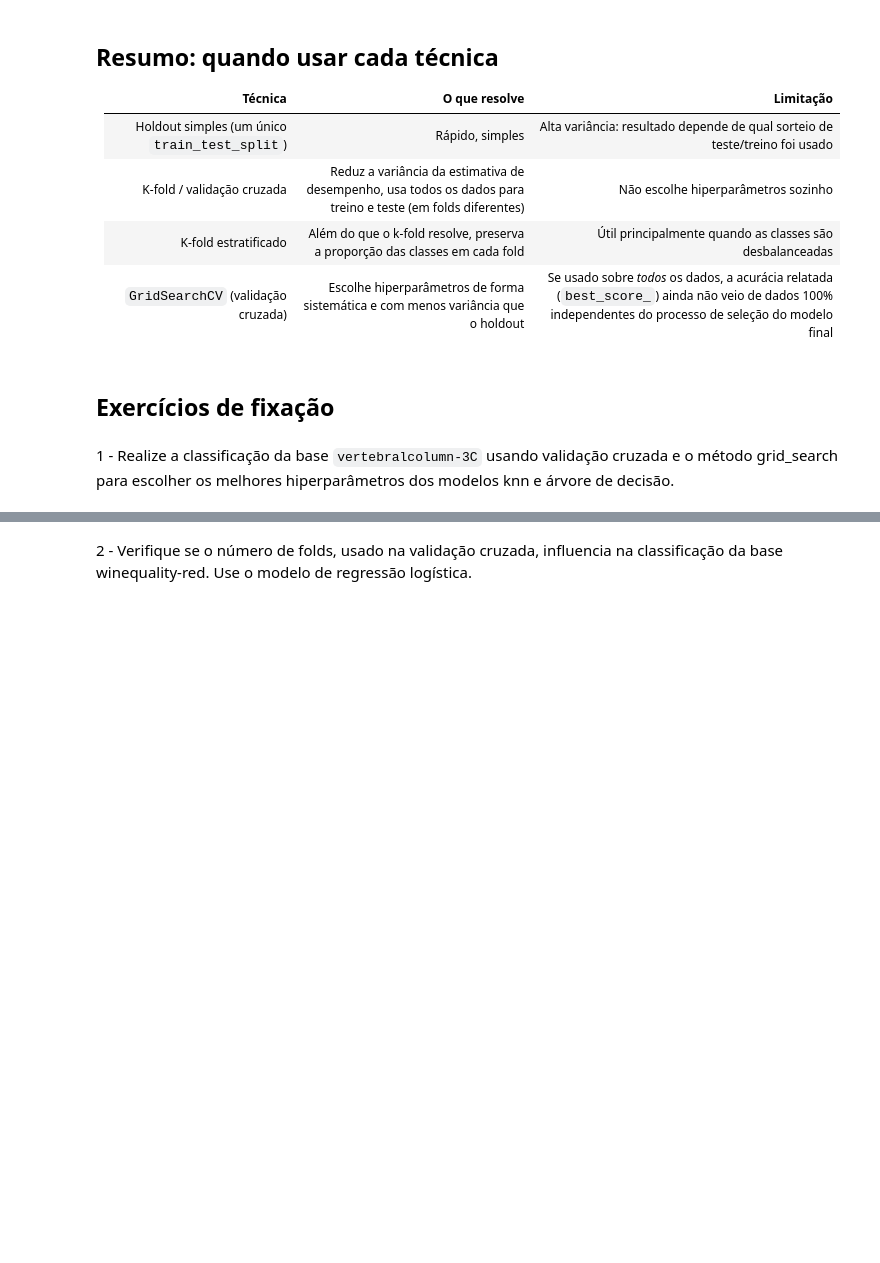
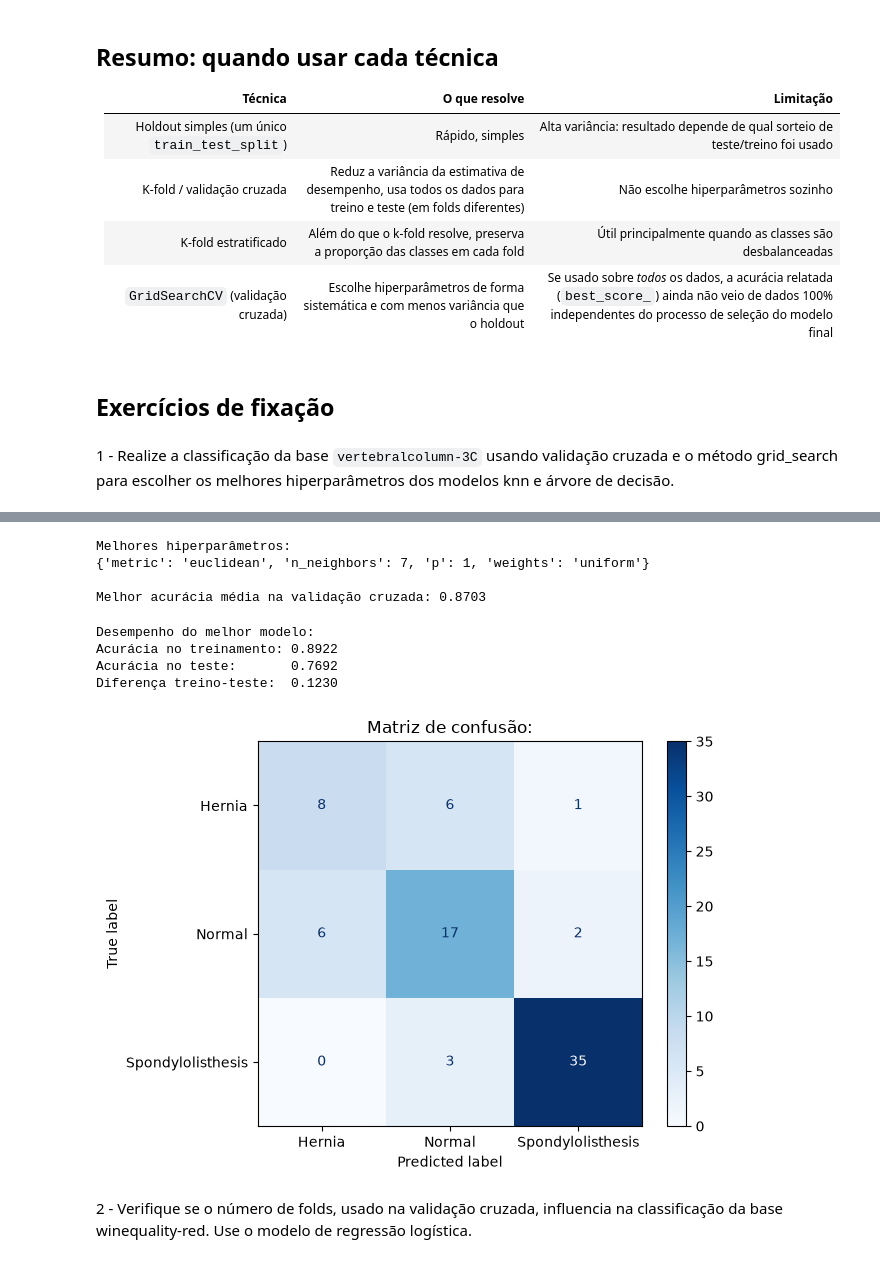
Before and after one commit to saulosgil/CursoMLeCD-USP, a Jupyter notebook: 8-Ajuste_selecao_modelos/Aula09-Selecao-Ajuste.ipynb, the cells around one changed output, grey strips where cells are left out. Saved outputs shown, nothing was run; the diff lists cells and outputs as text; code cells hidden in the pictures; blank space fills up the shorter version.

```diff
--- a/8-Ajuste_selecao_modelos/Aula09-Selecao-Ajuste.ipynb
+++ b/8-Ajuste_selecao_modelos/Aula09-Selecao-Ajuste.ipynb
@@ -576,0 +657,20 @@ plt.show()
+# %%
+# Validação cruzada estratificada
+cv = StratifiedKFold(
+    n_splits=5,
+    shuffle=True,
+    random_state=42
+)
+# define o GridSearchCV
+grid_search = GridSearchCV(
+    estimator=knn,
+    param_grid=param_grid,
+    scoring="accuracy",
+    cv=cv,
+    n_jobs=-1,
+    verbose=1,
+    return_train_score=True,
+    refit="accuracy"
+)
+# Faz o ajuste aos dados
+grid_search.fit(X_train, y_train)
@@ -576,0 +686,9 @@ plt.show()
+# %%
+print("\nMelhores hiperparâmetros:")
+print(grid_search.best_params_)
+print("\nMelhor acurácia média na validação cruzada:",f"{grid_search.best_score_:.4f}")
+# %% [output]
+Melhores hiperparâmetros:
+{'metric': 'euclidean', 'n_neighbors': 7, 'p': 1, 'weights': 'uniform'}
+
+Melhor acurácia média na validação cruzada: 0.8703
@@ -577,2 +709,37 @@ plt.show()
+# %%
+best_tree = grid_search.best_estimator_
+# %%
+y_train_pred = best_tree.predict(X_train)
+y_test_pred = best_tree.predict(X_test)
+
+train_accuracy = accuracy_score(y_train, y_train_pred)
+test_accuracy = accuracy_score(y_test, y_test_pred)
+
+print("\nDesempenho do melhor modelo:")
+print(f"Acurácia no treinamento: {train_accuracy:.4f}")
+print(f"Acurácia no teste:       {test_accuracy:.4f}")
+print(
+    f"Diferença treino-teste:  "
+    f"{train_accuracy - test_accuracy:.4f}"
+)
+# %% [output]
+Desempenho do melhor modelo:
+Acurácia no treinamento: 0.8922
+Acurácia no teste:       0.7692
+Diferença treino-teste:  0.1230
+# %%
+ConfusionMatrixDisplay.from_estimator(
+    best_tree,
+    X_test,
+    y_test,
+    cmap="Blues",
+    values_format="d"
+)
+
+plt.title("Matriz de confusão:")
+plt.tight_layout()
+plt.show()
+# %% [output]
+[figure, added]
 # %% [markdown]
 2 - Verifique se o número de folds, usado na validação cruzada, influencia na classificação da base winequality-red. Use o modelo de regressão logística.
```
Also changed, not shown: parts of 6 cells of this notebook.
